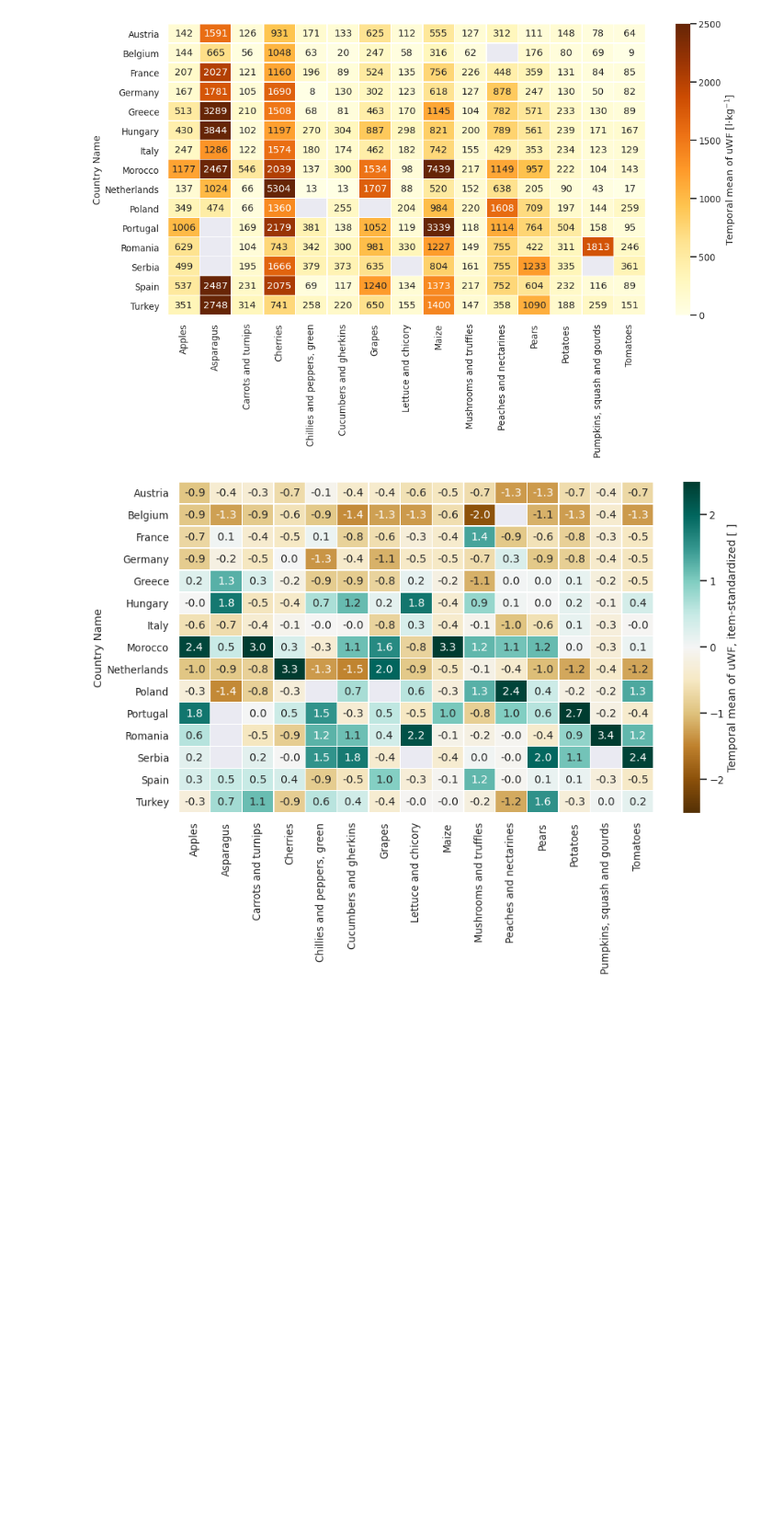
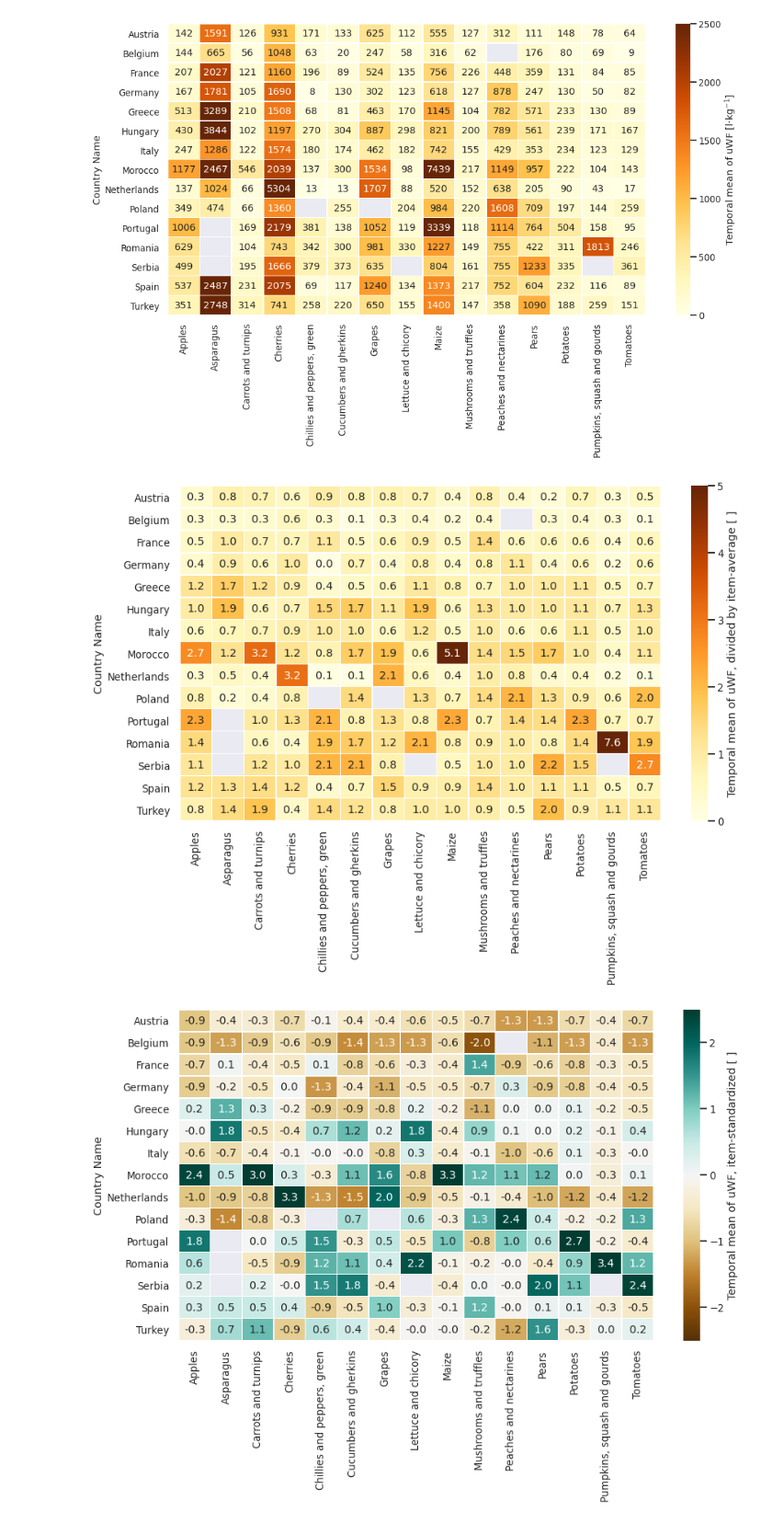
Before and after one commit to jburdano/uWF101, a Jupyter notebook: task4_joerg_heatmap.ipynb, the cells around one changed output. Shown at 92% size. Cells and saved outputs as stored; diff of their text form; code cells hidden in the pictures; blank space fills up the shorter version.

```diff
--- a/task4_joerg_heatmap.ipynb
+++ b/task4_joerg_heatmap.ipynb
@@ -127,6 +131,15 @@ c4 = sns.heatmap(df_tmean,
             cbar_kws={"label":"Temporal mean of uWF [l$\cdot$kg$^{-1}$]"});
 # %% [output]
 [figure]
+# %%
+# Plot heatmap for time-average uWF divided by item-average
+f4, ax4 = plt.subplots(figsize=(14, 8))  # initialize plot
+c4 = sns.heatmap((df_tmean/df_tmean.mean(axis=0)),
+                 annot=True, fmt="2.1f", linewidths=.5,
+            ax=ax4, center=2.5, cbar=True, cmap='YlOrBr', vmin=0, vmax=5,
+            cbar_kws={"label":"Temporal mean of uWF, divided by item-average [ ]"});
+# %% [output]
+[figure, added]
 # %%
 # Plot heatmap for average uWF over all years WITH item standardization (x-x_mean)/x_std
 f4, ax4 = plt.subplots(figsize=(14, 8))  # initialize plot
```
Also changed, not shown: parts of 5 cells of this notebook.
